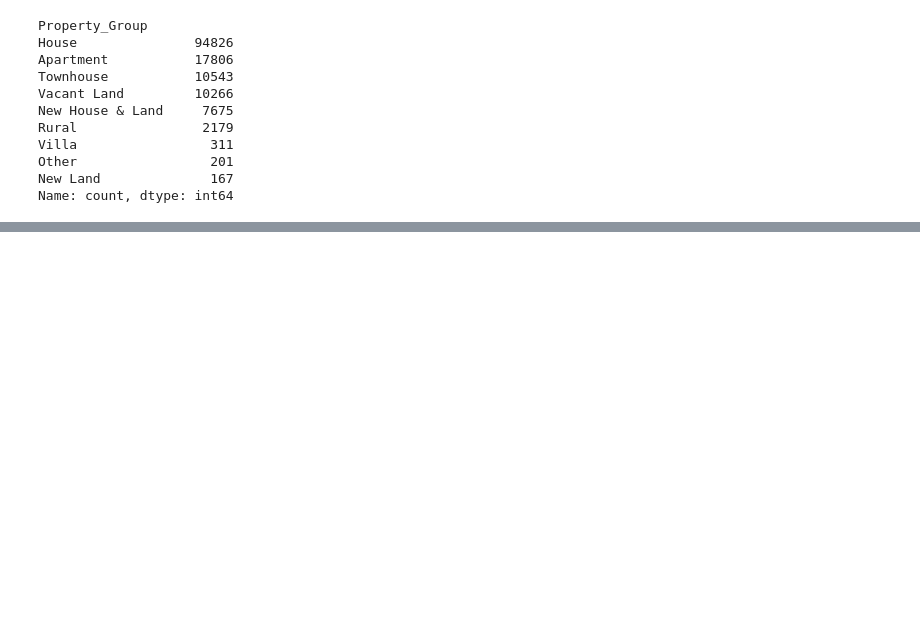
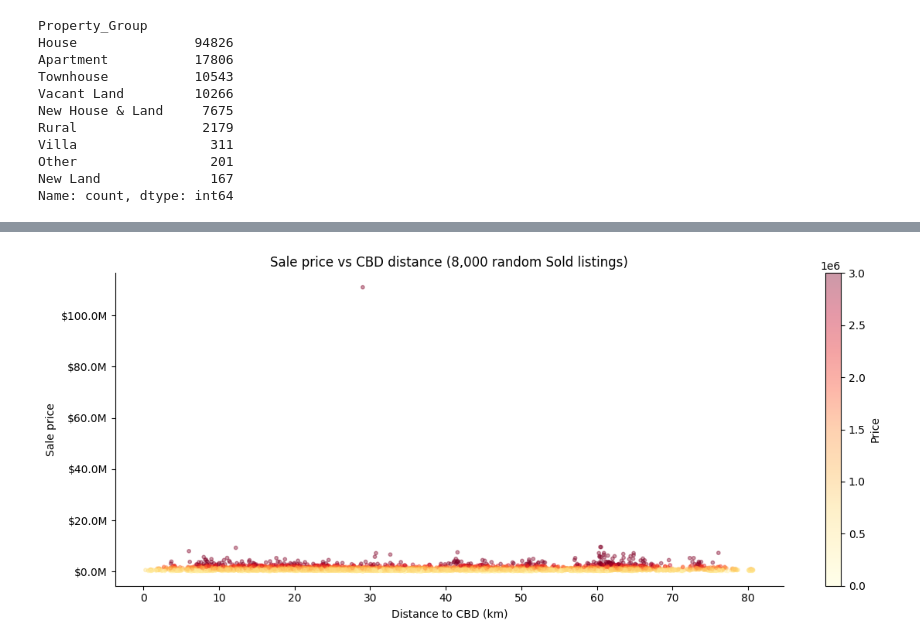
Before and after one commit to laihoangson/real-estate, a Jupyter notebook: report/eda&ml.ipynb, the cells around one changed output, grey strips where cells are left out. Cells and saved outputs as stored; diff of their text form; code cells hidden in the pictures; blank space fills up the shorter version.

```diff
--- a/report/eda&ml.ipynb
+++ b/report/eda&ml.ipynb
@@ -164,0 +250,22 @@ LandSize missing after fix: 27,606
+# %%
+sample = sold_ml.dropna(subset=['Distance_to_CBD_km', 'Numeric_Price']).sample(8000, random_state=42)
+
+fig, ax = plt.subplots(figsize=(12, 5))
+scatter = ax.scatter(
+    sample['Distance_to_CBD_km'],
+    sample['Numeric_Price'],
+    c=sample['Numeric_Price'],
+    cmap='YlOrRd',
+    alpha=0.4,
+    s=10,
+    norm=plt.Normalize(vmin=0, vmax=3e6)
+)
+ax.yaxis.set_major_formatter(mticker.FuncFormatter(lambda x, _: f'${x/1e6:.1f}M'))
+ax.set_xlabel('Distance to CBD (km)')
+ax.set_ylabel('Sale price')
+ax.set_title('Sale price vs CBD distance (8,000 random Sold listings)')
+plt.colorbar(scatter, ax=ax, label='Price')
+plt.tight_layout()
+plt.show()
+# %% [output]
+[figure, added]
```
Also changed, not shown: parts of 22 cells of this notebook, 2 other files.
